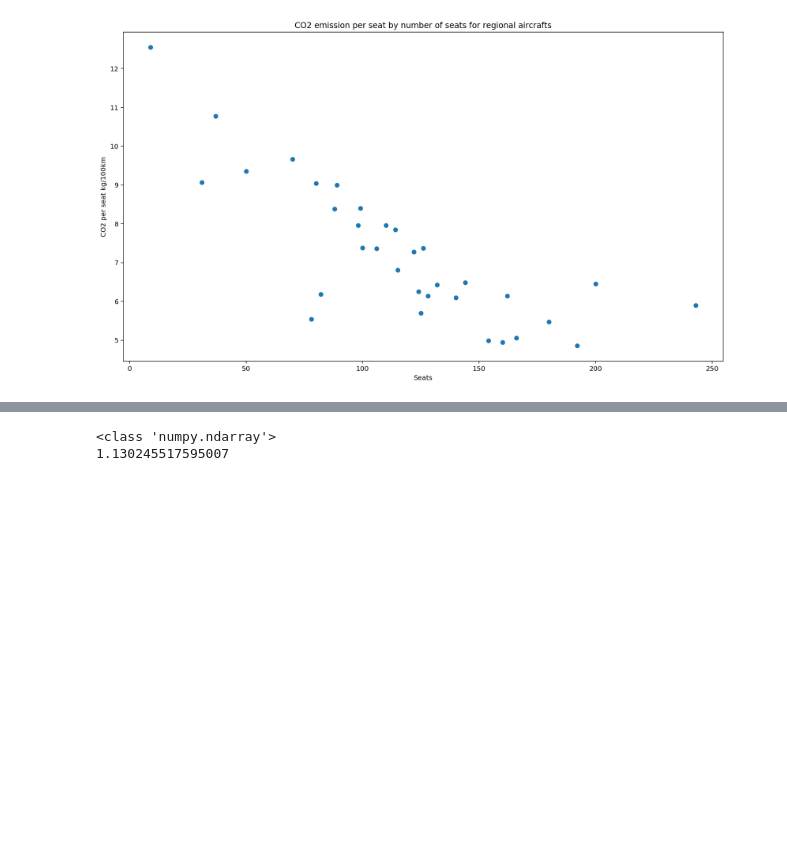
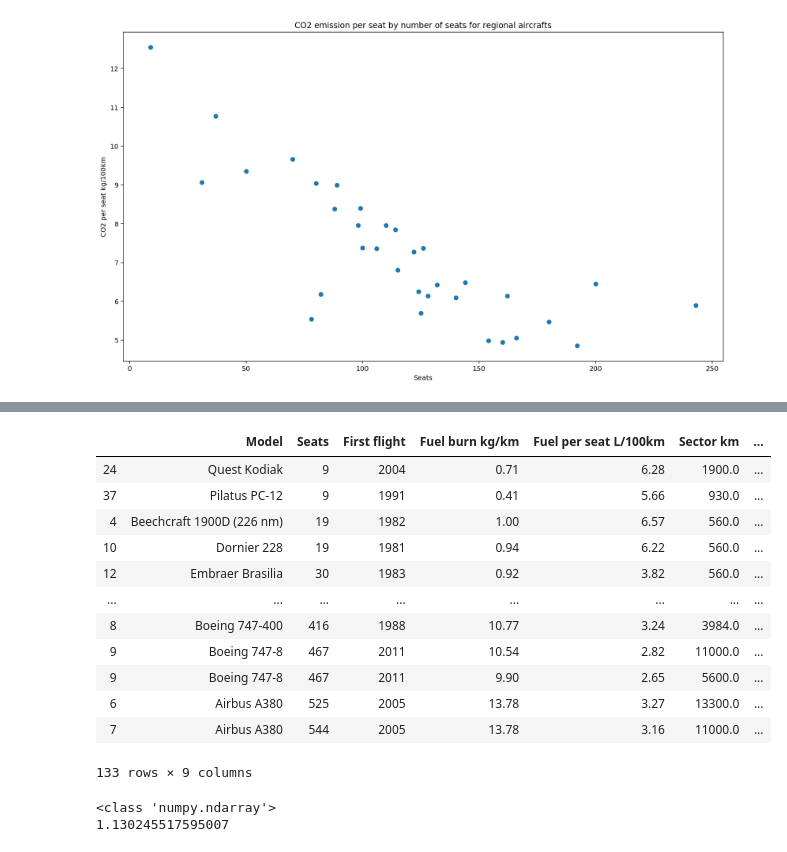
Before and after one commit to Jmion/aviation-co2-impact, a Jupyter notebook: Aviation_global_emissions.ipynb, the cells around one changed output, grey strips where cells are left out. Drawn from its saved outputs; the diff is of its cells as text; code cells hidden in the pictures; blank space fills up the shorter version.

```diff
--- a/Aviation_global_emissions.ipynb
+++ b/Aviation_global_emissions.ipynb
@@ -262,3 +261,19 @@ g.set_xticklabels(aircraft_sorted_by_seats["Seats"], rotation=90)
+# %%
+aircraft_sorted_by_seats
+# %% [output]
+|  | Model | Seats | First flight | Fuel burn kg/km | Fuel per seat L/100km | Sector km | ... |
+| 24 | Quest Kodiak | 9 | 2004 | 0.71 | 6.28 | 1900.0 | ... |
+| 37 | Pilatus PC-12 | 9 | 1991 | 0.41 | 5.66 | 930.0 | ... |
+| 4 | Beechcraft 1900D (226 nm) | 19 | 1982 | 1.00 | 6.57 | 560.0 | ... |
+| 10 | Dornier 228 | 19 | 1981 | 0.94 | 6.22 | 560.0 | ... |
+| 12 | Embraer Brasilia | 30 | 1983 | 0.92 | 3.82 | 560.0 | ... |
+| ... | ... | ... | ... | ... | ... | ... | ... |
+| 8 | Boeing 747-400 | 416 | 1988 | 10.77 | 3.24 | 3984.0 | ... |
+| 9 | Boeing 747-8 | 467 | 2011 | 10.54 | 2.82 | 11000.0 | ... |
+| 9 | Boeing 747-8 | 467 | 2011 | 9.90 | 2.65 | 5600.0 | ... |
+| 6 | Airbus A380 | 525 | 2005 | 13.78 | 3.27 | 13300.0 | ... |
+| 7 | Airbus A380 | 544 | 2005 | 13.78 | 3.16 | 11000.0 | ... |
+133 rows × 9 columns
 # %%
 #Jeremy methods
 
```
Also changed, not shown: parts of 1 cell of this notebook.
